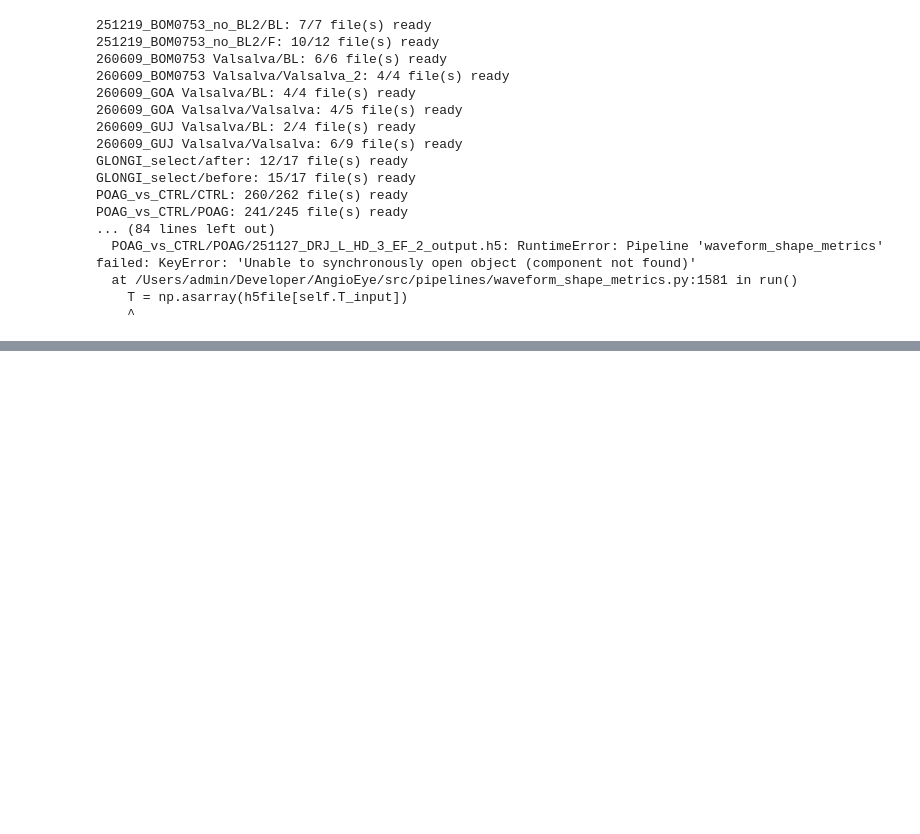
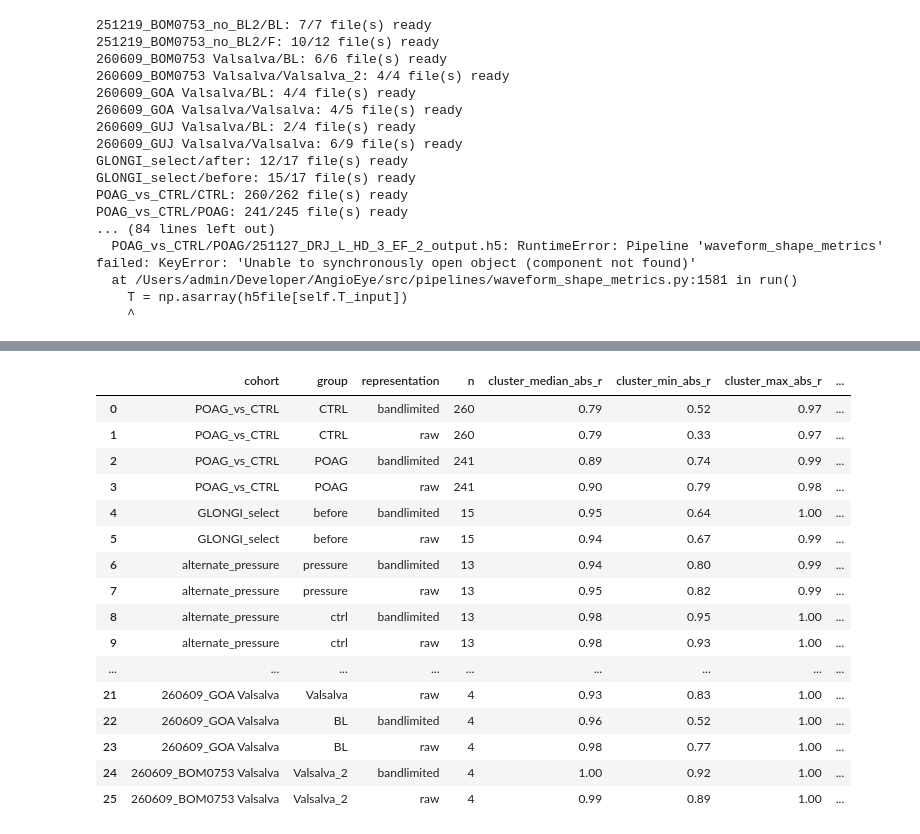
Before and after one commit to DigitalHolography/AngioEye, a Jupyter notebook: src/postprocess/composite_scoring/scoring-analysis/composite_scoring_validation.ipynb, the cells around one changed output, grey strips where cells are left out. Drawn from its saved outputs; the diff is of its cells as text; code cells hidden in the pictures; blank space fills up the shorter version.

```diff
--- a/src/postprocess/composite_scoring/scoring-analysis/composite_scoring_validation.ipynb
+++ b/src/postprocess/composite_scoring/scoring-analysis/composite_scoring_validation.ipynb
@@ -298,25 +334,45 @@ Most of these groups are small (single digits to twenties) — only `POAG_vs_CTR
 # %%
 cluster_cols = [m for m in metric_cols if m != "low_freq_spectral_fraction"]
 
 cohort_rows = []
 for (cohort, group), sub in wide_df.groupby(["cohort", "group"]):
-    subset = sub[cluster_cols + ["low_freq_spectral_fraction"]].dropna()
-    n = len(subset)
-    if n < 3:
-        continue
-    cluster_corr = subset[cluster_cols].corr(method="pearson").values
-    off_diag = cluster_corr[~np.eye(len(cluster_cols), dtype=bool)]
-    spectral_corr = subset[cluster_cols].corrwith(subset["low_freq_spectral_fraction"])
-    cohort_rows.append({
-        "cohort": cohort,
-        "group": group,
-        "n": n,
-        "cluster_median_abs_r": np.median(np.abs(off_diag)),
-        "cluster_min_abs_r": np.abs(off_diag).min(),
-        "cluster_max_abs_r": np.abs(off_diag).max(),
-        "spectral_mean_abs_r": spectral_corr.abs().mean(),
-    })
+    for representation in REPRESENTATIONS:
+        subset = sub.loc[sub["representation"] == representation, cluster_cols + ["low_freq_spectral_fraction"]].dropna()
+        n = len(subset)
+        if n < 3:
+            continue
+        cluster_corr = subset[cluster_cols].corr(method="pearson").values
+        off_diag = cluster_corr[~np.eye(len(cluster_cols), dtype=bool)]
+        spectral_corr = subset[cluster_cols].corrwith(subset["low_freq_spectral_fraction"])
+        cohort_rows.append({
+            "cohort": cohort,
+            "group": group,
+            "representation": representation,
+            "n": n,
+            "cluster_median_abs_r": np.median(np.abs(off_diag)),
+            "cluster_min_abs_r": np.abs(off_diag).min(),
+            "cluster_max_abs_r": np.abs(off_diag).max(),
+            "spectral_mean_abs_r": spectral_corr.abs().mean(),
+        })
 
 cohort_corr_df = pd.DataFrame(cohort_rows).sort_values(["n"], ascending=False).reset_index(drop=True)
 pd.set_option("display.max_rows", None)
 cohort_corr_df.round(2)
+# %% [output]
+|  | cohort | group | representation | n | cluster_median_abs_r | cluster_min_abs_r | cluster_max_abs_r | ... |
+| 0 | POAG_vs_CTRL | CTRL | bandlimited | 260 | 0.79 | 0.52 | 0.97 | ... |
+| 1 | POAG_vs_CTRL | CTRL | raw | 260 | 0.79 | 0.33 | 0.97 | ... |
+| 2 | POAG_vs_CTRL | POAG | bandlimited | 241 | 0.89 | 0.74 | 0.99 | ... |
+| 3 | POAG_vs_CTRL | POAG | raw | 241 | 0.90 | 0.79 | 0.98 | ... |
+| 4 | GLONGI_select | before | bandlimited | 15 | 0.95 | 0.64 | 1.00 | ... |
+| 5 | GLONGI_select | before | raw | 15 | 0.94 | 0.67 | 0.99 | ... |
+| 6 | alternate_pressure | pressure | bandlimited | 13 | 0.94 | 0.80 | 0.99 | ... |
+| 7 | alternate_pressure | pressure | raw | 13 | 0.95 | 0.82 | 0.99 | ... |
+| 8 | alternate_pressure | ctrl | bandlimited | 13 | 0.98 | 0.95 | 1.00 | ... |
+| 9 | alternate_pressure | ctrl | raw | 13 | 0.98 | 0.93 | 1.00 | ... |
+| ... | ... | ... | ... | ... | ... | ... | ... | ... |
+| 21 | 260609_GOA Valsalva | Valsalva | raw | 4 | 0.93 | 0.83 | 1.00 | ... |
+| 22 | 260609_GOA Valsalva | BL | bandlimited | 4 | 0.96 | 0.52 | 1.00 | ... |
+| 23 | 260609_GOA Valsalva | BL | raw | 4 | 0.98 | 0.77 | 1.00 | ... |
+| 24 | 260609_BOM0753 Valsalva | Valsalva_2 | bandlimited | 4 | 1.00 | 0.92 | 1.00 | ... |
+| 25 | 260609_BOM0753 Valsalva | Valsalva_2 | raw | 4 | 0.99 | 0.89 | 1.00 | ... |
```
Also changed, not shown: parts of 16 cells of this notebook.
